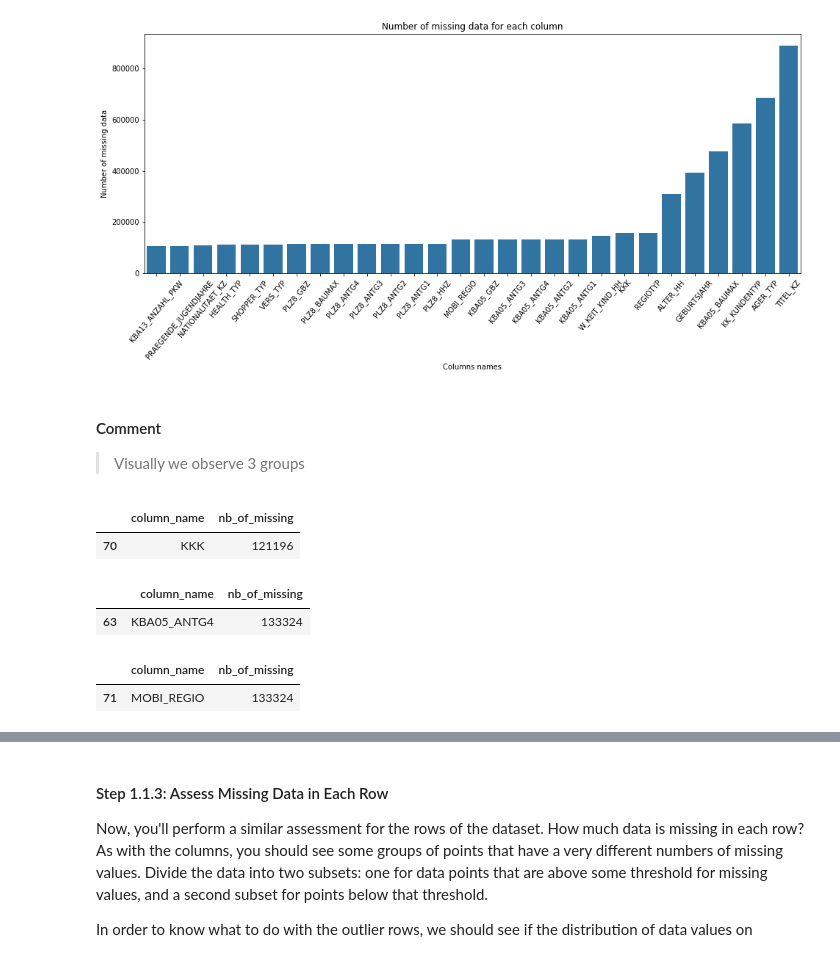
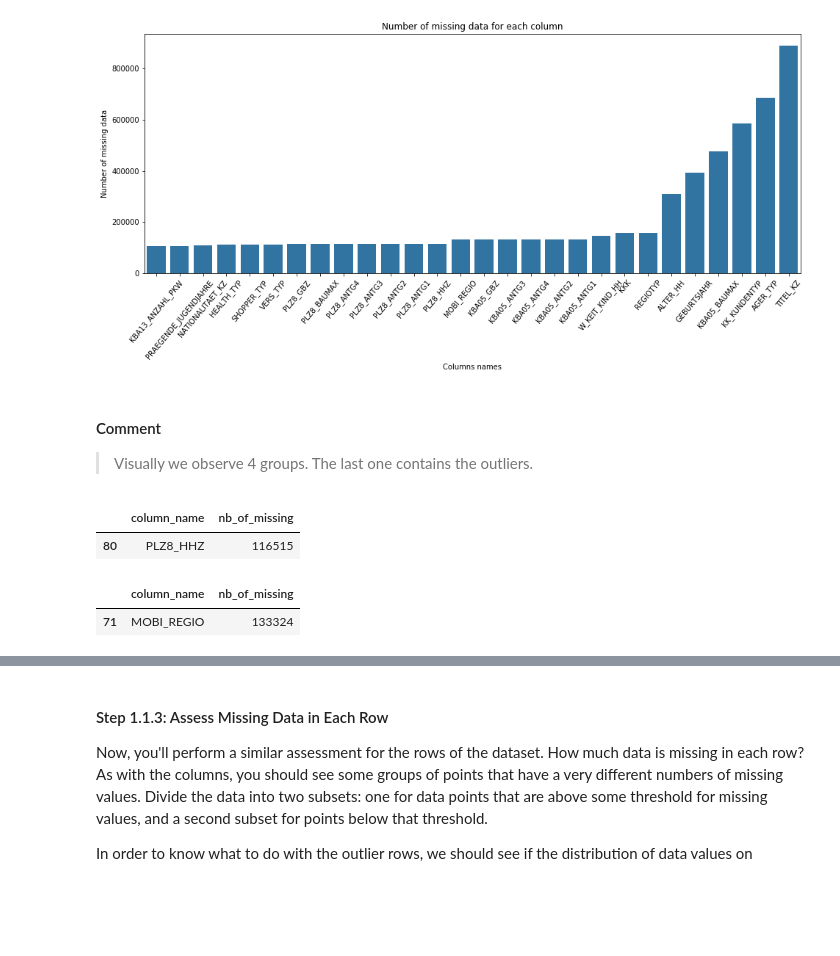
Before and after one commit to jlcossi/identify_customer_segments, a Jupyter notebook: Identify_Customer_Segments.ipynb, the cells around one changed output, grey strips where cells are left out. Cells and saved outputs as stored; diff of their text form; code cells hidden in the pictures; blank space fills up the shorter version.

```diff
--- a/Identify_Customer_Segments.ipynb
+++ b/Identify_Customer_Segments.ipynb
@@ -223,20 +223,16 @@ missing_plot.set_xticklabels(missing_plot.get_xticklabels(), rotation=50);
 [figure]
 # %% [markdown]
 #### Comment
-> Visually we observe 3 groups
+> Visually we observe 4 groups. The last one contains the outliers.
 # %%
-# Investigate some values to assess the subgroups we see visually
-df_azdias_missing.query('column_name == "KKK"')
+# Investigate some treshold values - end of group 1
+df_azdias_missing.query('column_name == "PLZ8_HHZ"')
 # %% [output]
 |  | column_name | nb_of_missing |
-| 70 | KKK | 121196 |
+| 80 | PLZ8_HHZ | 116515 |
 # %%
- df_azdias_missing.query('column_name == "KBA05_ANTG4"')
+# Start of group 2
+df_azdias_missing.query('column_name == "MOBI_REGIO"')
 # %% [output]
 |  | column_name | nb_of_missing |
-| 63 | KBA05_ANTG4 | 133324 |
+| 71 | MOBI_REGIO | 133324 |
-# %%
-df_azdias_missing.query('column_name == "MOBI_REGIO"')
-# %% [output]
-|  | column_name | nb_of_missing |
-| 71 | MOBI_REGIO | 133324 |
```
Also changed, not shown: parts of 7 cells of this notebook.
